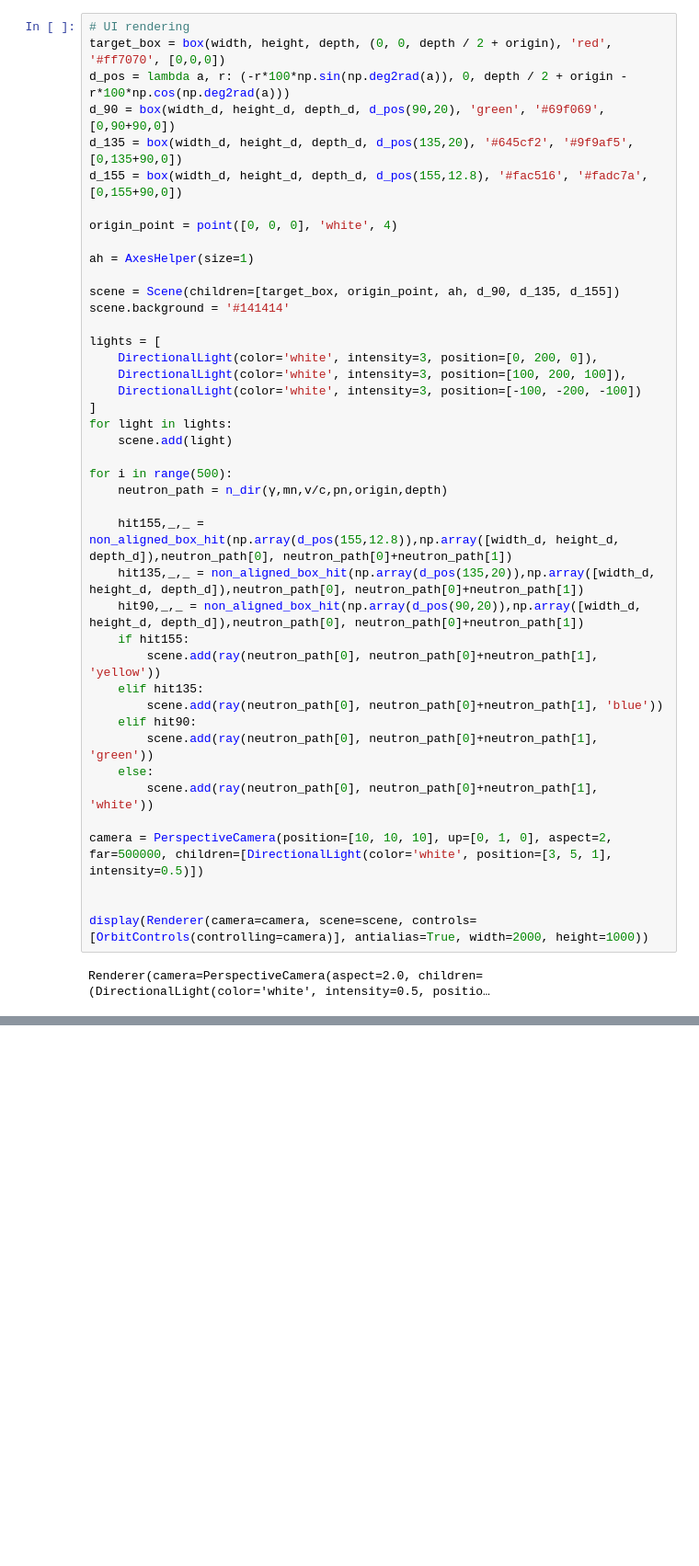
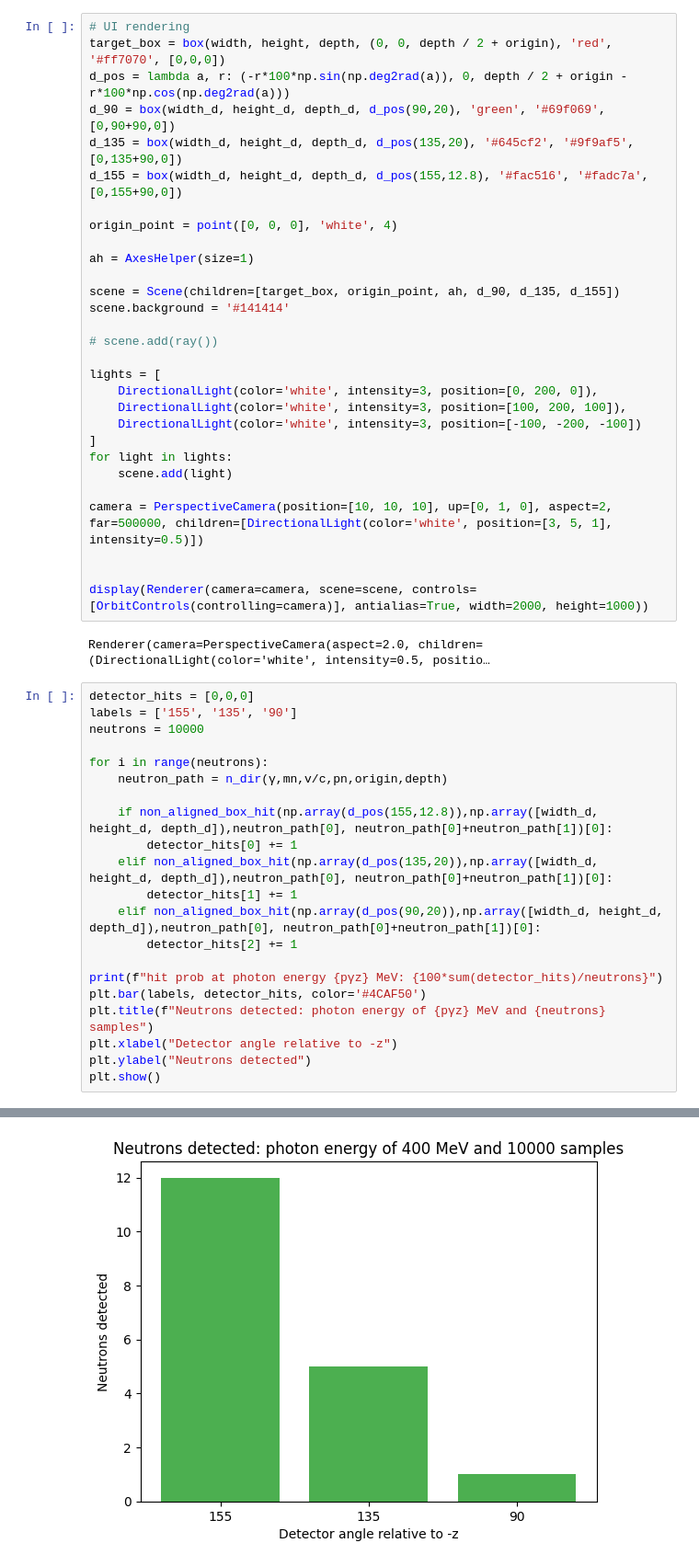
Before and after one commit to KGL8/Code-for-Lab, a Jupyter notebook: photon_through_deuteron_target.ipynb, the cells around one changed output, grey strips where cells are left out. Shown at 92% size. Drawn from its saved outputs; the diff is of its cells as text; blank space fills up the shorter version.

```diff
--- a/photon_through_deuteron_target.ipynb
+++ b/photon_through_deuteron_target.ipynb
@@ -328,6 +311,8 @@ ah = AxesHelper(size=1)
 scene = Scene(children=[target_box, origin_point, ah, d_90, d_135, d_155])
 scene.background = '#141414'
 
+# scene.add(ray())
+
 lights = [
     DirectionalLight(color='white', intensity=3, position=[0, 200, 0]),
     DirectionalLight(color='white', intensity=3, position=[100, 200, 100]),
@@ -336,24 +321,31 @@ lights = [
 for light in lights:
     scene.add(light)
 
-for i in range(500):
-    neutron_path = n_dir(γ,mn,v/c,pn,origin,depth)
-
-    hit155,_,_ = non_aligned_box_hit(np.array(d_pos(155,12.8)),np.array([width_d, height_d, depth_d]),neutron_path[0], neutron_path[0]+neutron_path[1])
-    hit135,_,_ = non_aligned_box_hit(np.array(d_pos(135,20)),np.array([width_d, height_d, depth_d]),neutron_path[0], neutron_path[0]+neutron_path[1])
-    hit90,_,_ = non_aligned_box_hit(np.array(d_pos(90,20)),np.array([width_d, height_d, depth_d]),neutron_path[0], neutron_path[0]+neutron_path[1])
-    if hit155:
-        scene.add(ray(neutron_path[0], neutron_path[0]+neutron_path[1], 'yellow'))
-    elif hit135:
-        scene.add(ray(neutron_path[0], neutron_path[0]+neutron_path[1], 'blue'))
-    elif hit90:
-        scene.add(ray(neutron_path[0], neutron_path[0]+neutron_path[1], 'green'))
-    else:
-        scene.add(ray(neutron_path[0], neutron_path[0]+neutron_path[1], 'white'))
-
 camera = PerspectiveCamera(position=[10, 10, 10], up=[0, 1, 0], aspect=2, far=500000, children=[DirectionalLight(color='white', position=[3, 5, 1], intensity=0.5)])
 
 
 display(Renderer(camera=camera, scene=scene, controls=[OrbitControls(controlling=camera)], antialias=True, width=2000, height=1000))
 # %% [output]
 Renderer(camera=PerspectiveCamera(aspect=2.0, children=(DirectionalLight(color='white', intensity=0.5, positio…
+# %%
+detector_hits = [0,0,0]
+labels = ['155', '135', '90']
+neutrons = 10000
+
+for i in range(neutrons):
+    neutron_path = n_dir(γ,mn,v/c,pn,origin,depth)
+
+    if non_aligned_box_hit(np.array(d_pos(155,12.8)),np.array([width_d, height_d, depth_d]),neutron_path[0], neutron_path[0]+neutron_path[1])[0]:
+        detector_hits[0] += 1
+    elif non_aligned_box_hit(np.array(d_pos(135,20)),np.array([width_d, height_d, depth_d]),neutron_path[0], neutron_path[0]+neutron_path[1])[0]:
+        detector_hits[1] += 1
+    elif non_aligned_box_hit(np.array(d_pos(90,20)),np.array([width_d, height_d, depth_d]),neutron_path[0], neutron_path[0]+neutron_path[1])[0]:
+        detector_hits[2] += 1
+
+print(f"hit prob at photon energy {pγz} MeV: {100*sum(detector_hits)/neutrons}")
+plt.bar(labels, detector_hits, color='#4CAF50')
+plt.title(f"Neutrons detected: photon energy of {pγz} MeV and {neutrons} samples")
+plt.xlabel("Detector angle relative to -z")
+plt.ylabel("Neutrons detected")
+plt.show()
+# %% [output]
@@ -359,0 +353 @@ Renderer(camera=PerspectiveCamera(aspect=2.0, children=(DirectionalLight(color='
+[figure, added]
```
Also changed, not shown: parts of 14 cells of this notebook.
